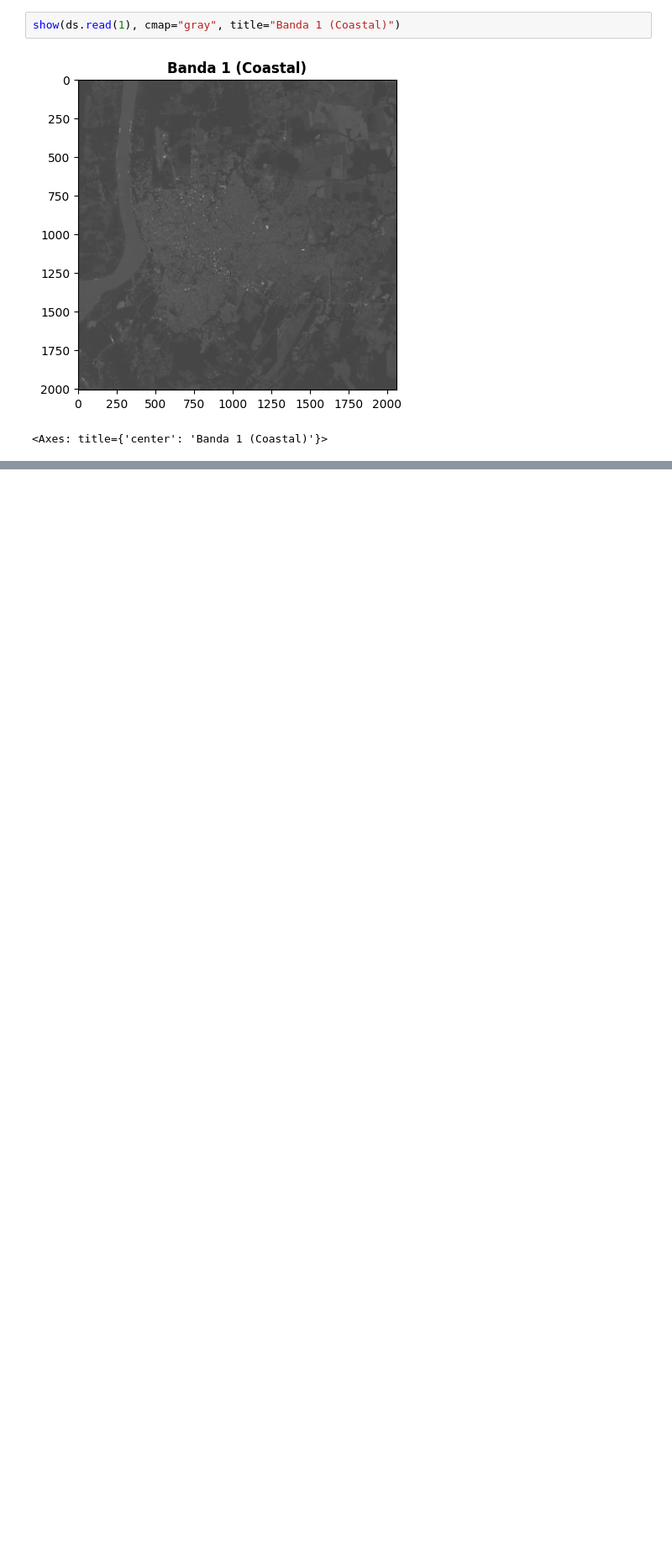
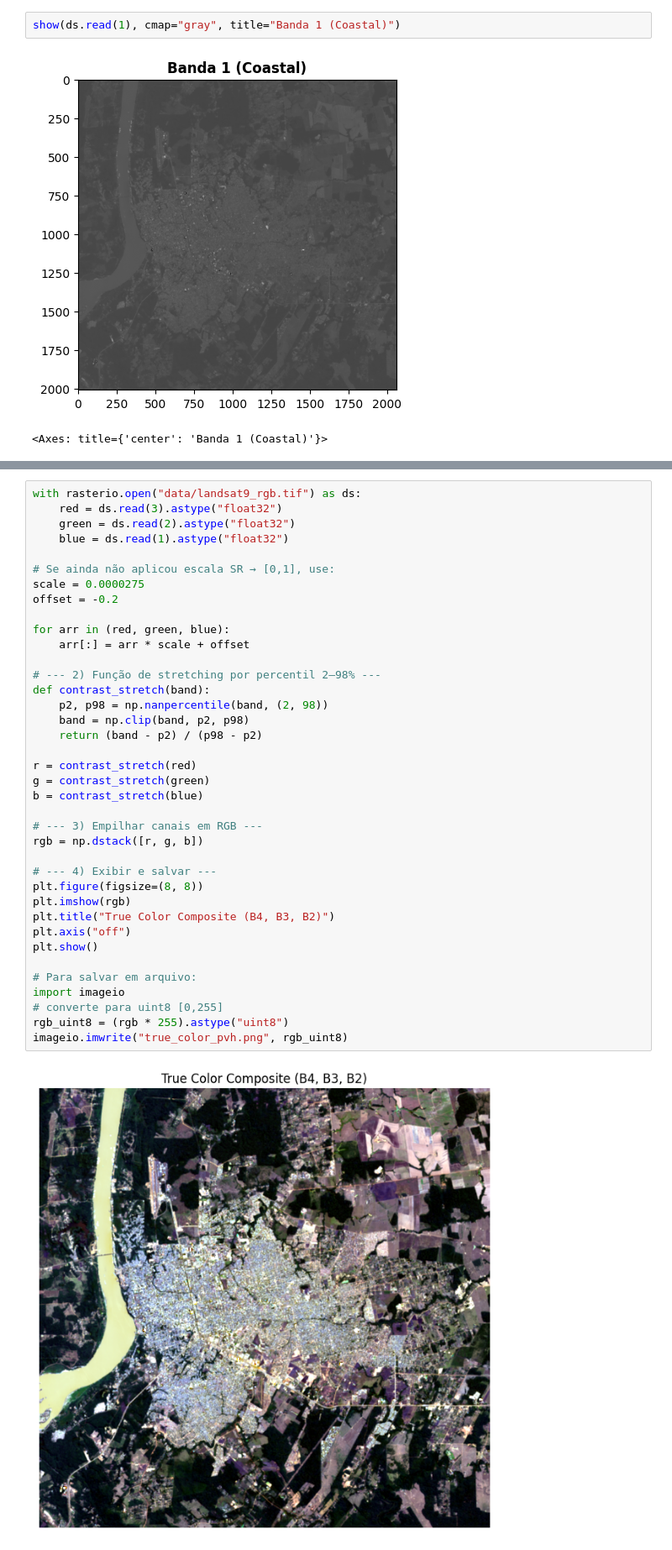
Before and after one commit to jackvadderr/pesquisa, a Jupyter notebook: main.ipynb, the cells around one changed output, grey strips where cells are left out. Shown at 84% size. Saved outputs shown, nothing was run; the diff lists cells and outputs as text; blank space fills up the shorter version.

```diff
--- a/main.ipynb
+++ b/main.ipynb
@@ -24,0 +82,40 @@ show(ds.read(1), cmap="gray", title="Banda 1 (Coastal)")
+# %%
+with rasterio.open("data/landsat9_rgb.tif") as ds:
+    red = ds.read(3).astype("float32")
+    green = ds.read(2).astype("float32")
+    blue = ds.read(1).astype("float32")
+
+# Se ainda não aplicou escala SR → [0,1], use:
+scale = 0.0000275
+offset = -0.2
+
+for arr in (red, green, blue):
+    arr[:] = arr * scale + offset
+
+# --- 2) Função de stretching por percentil 2–98% ---
+def contrast_stretch(band):
+    p2, p98 = np.nanpercentile(band, (2, 98))
+    band = np.clip(band, p2, p98)
+    return (band - p2) / (p98 - p2)
+
+r = contrast_stretch(red)
+g = contrast_stretch(green)
+b = contrast_stretch(blue)
+
+# --- 3) Empilhar canais em RGB ---
+rgb = np.dstack([r, g, b])
+
+# --- 4) Exibir e salvar ---
+plt.figure(figsize=(8, 8))
+plt.imshow(rgb)
+plt.title("True Color Composite (B4, B3, B2)")
+plt.axis("off")
+plt.show()
+
+# Para salvar em arquivo:
+import imageio
+# converte para uint8 [0,255]
+rgb_uint8 = (rgb * 255).astype("uint8")
+imageio.imwrite("true_color_pvh.png", rgb_uint8)
+# %% [output]
+[figure, added]
```
Also changed, not shown: parts of 3 cells of this notebook, 1 other file.
